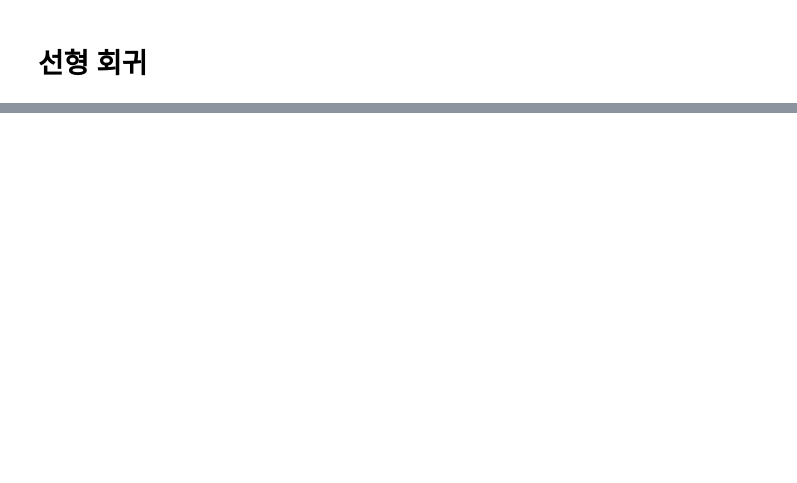
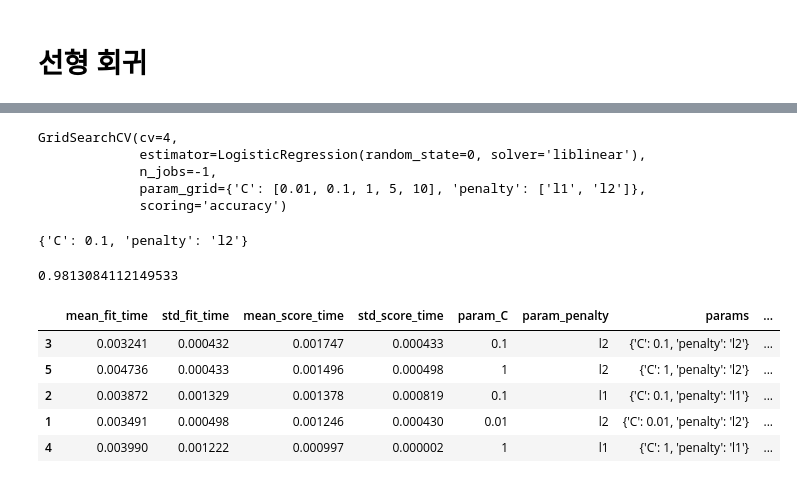
Before and after one commit to aaingyunii/Bootcamp_ML, a Jupyter notebook: 230712_ML_07/230712_ML_review.ipynb, the cells around one changed output, grey strips where cells are left out. Drawn from its saved outputs; the diff is of its cells as text; code cells hidden in the pictures; blank space fills up the shorter version.

```diff
--- a/230712_ML_07/230712_ML_review.ipynb
+++ b/230712_ML_07/230712_ML_review.ipynb
@@ -4,0 +455,5 @@
+# %%
+(X_train, X_test, y_train, y_test), feature_names = get_breast_cancer_dataset(scaling=True)
+# %%
+lr = LogisticRegression(random_state=0)
+lr.fit(X_train, y_train)
@@ -4,0 +509,40 @@
+# %%
+from sklearn.model_selection import GridSearchCV
+
+params = {
+    'penalty':['l1', 'l2'], #l1: Lasso, l2: Ridge, None: Linear Regression
+    'C':[0.01, 0.1, 1, 5, 10], # 작을수록 강한 규제(overfitting: 작은값으로 변경.)
+}
+
+# solver: 최적화 알고리즘 -> 경사하강법을 개선한 알고리즘.
+gs = GridSearchCV(LogisticRegression(random_state=0, solver='liblinear'),
+                  params,
+                  scoring='accuracy',
+                  cv=4,
+                  n_jobs=-1)
+gs.fit(X_train, y_train)
+# %% [output]
+GridSearchCV(cv=4,
+             estimator=LogisticRegression(random_state=0, solver='liblinear'),
+             n_jobs=-1,
+             param_grid={'C': [0.01, 0.1, 1, 5, 10], 'penalty': ['l1', 'l2']},
+             scoring='accuracy')
+# %%
+gs.best_params_
+# %% [output]
+{'C': 0.1, 'penalty': 'l2'}
+# %%
+gs.best_score_
+# %% [output]
+0.9813084112149533
+# %%
+import pandas as pd
+result = pd.DataFrame(gs.cv_results_)
+result.sort_values('rank_test_score').head()
+# %% [output]
+|  | mean_fit_time | std_fit_time | mean_score_time | std_score_time | param_C | param_penalty | params | ... |
+| 3 | 0.003241 | 0.000432 | 0.001747 | 0.000433 | 0.1 | l2 | {'C': 0.1, 'penalty': 'l2'} | ... |
+| 5 | 0.004736 | 0.000433 | 0.001496 | 0.000498 | 1 | l2 | {'C': 1, 'penalty': 'l2'} | ... |
+| 2 | 0.003872 | 0.001329 | 0.001378 | 0.000819 | 0.1 | l1 | {'C': 0.1, 'penalty': 'l1'} | ... |
+| 1 | 0.003491 | 0.000498 | 0.001246 | 0.000430 | 0.01 | l2 | {'C': 0.01, 'penalty': 'l2'} | ... |
+| 4 | 0.003990 | 0.001222 | 0.000997 | 0.000002 | 1 | l1 | {'C': 1, 'penalty': 'l1'} | ... |
```
Also changed, not shown: parts of 40 cells of this notebook, 2 other files.
